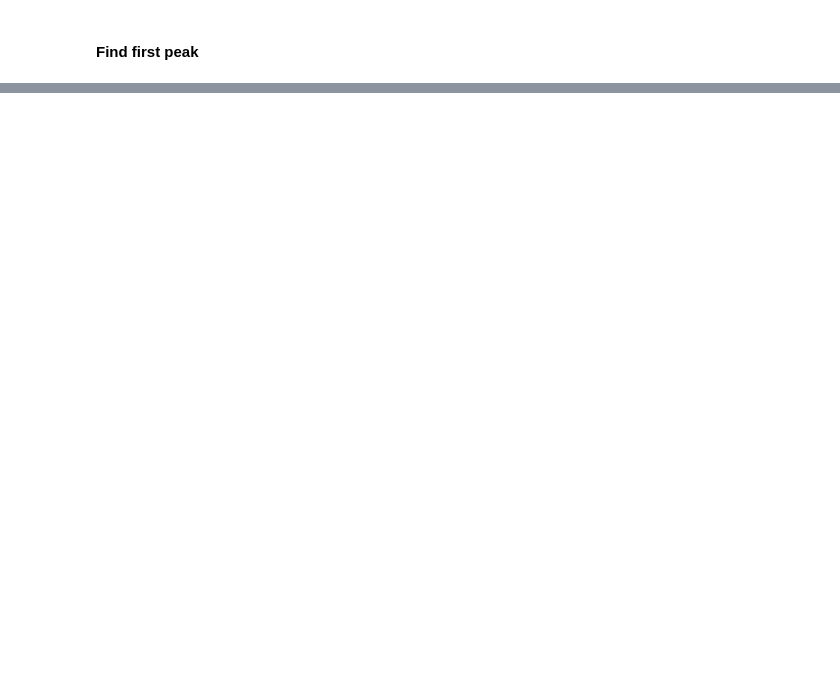
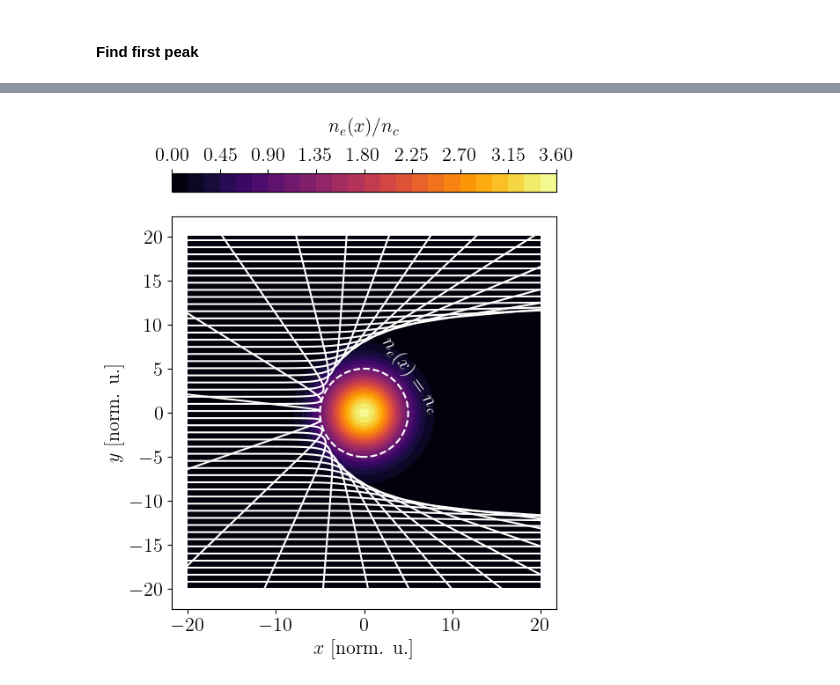
Before and after one commit to runehoejlund/plasma-ray-tracer, a Jupyter notebook: MGO/go_circle.ipynb, the cells around one changed output, grey strips where cells are left out. Drawn from its saved outputs; the diff is of its cells as text; code cells hidden in the pictures; blank space fills up the shorter version.

```diff
--- a/MGO/go_circle.ipynb
+++ b/MGO/go_circle.ipynb
@@ -186,0 +140,21 @@ plt.show()
+# %%
+fig, ax = plt.subplots(1, 1, figsize=(5.8, 6.7))
+ax1 = plt.subplot(111)
+ax1.axis('equal')
+cont = ax1.contourf(X, Y, n_e_xy_vec(X, Y), levels=30, cmap='inferno')
+cbar = plt.colorbar(cont, orientation='horizontal', location='top')
+cbar.set_label('$n_e(x)/n_c$', labelpad=12)
+ax1.contour(X, Y, n_e_xy_vec(X, Y), levels=[1], colors=['w'], linestyles=['--'])
+ax1.plot(rs[:, 0::2, 0, 0], rs[:, 0::2, 0, 1], '-w')
+ax1.text(5.3, 4.3, r'$n_e(x) = n_c$', rotation=-55, horizontalalignment='center', verticalalignment='center', color='w')
+ax1.set_xlabel(r'$x$ [norm. u.]')
+ax1.set_ylabel(r'$y$ [norm. u.]')
+ax1.set_xlim(np.min(xi), np.max(xi))
+ax1.set_ylim(np.min(yi), np.max(yi))
+
+plt.tight_layout()
+fig.savefig('./plots/circle_rays_on_ne.pdf')
+fig.savefig('./plots/circle_rays_on_ne.png', dpi=600)
+plt.show()
+# %% [output]
+[figure, added]
```
Also changed, not shown: parts of 55 cells of this notebook.
